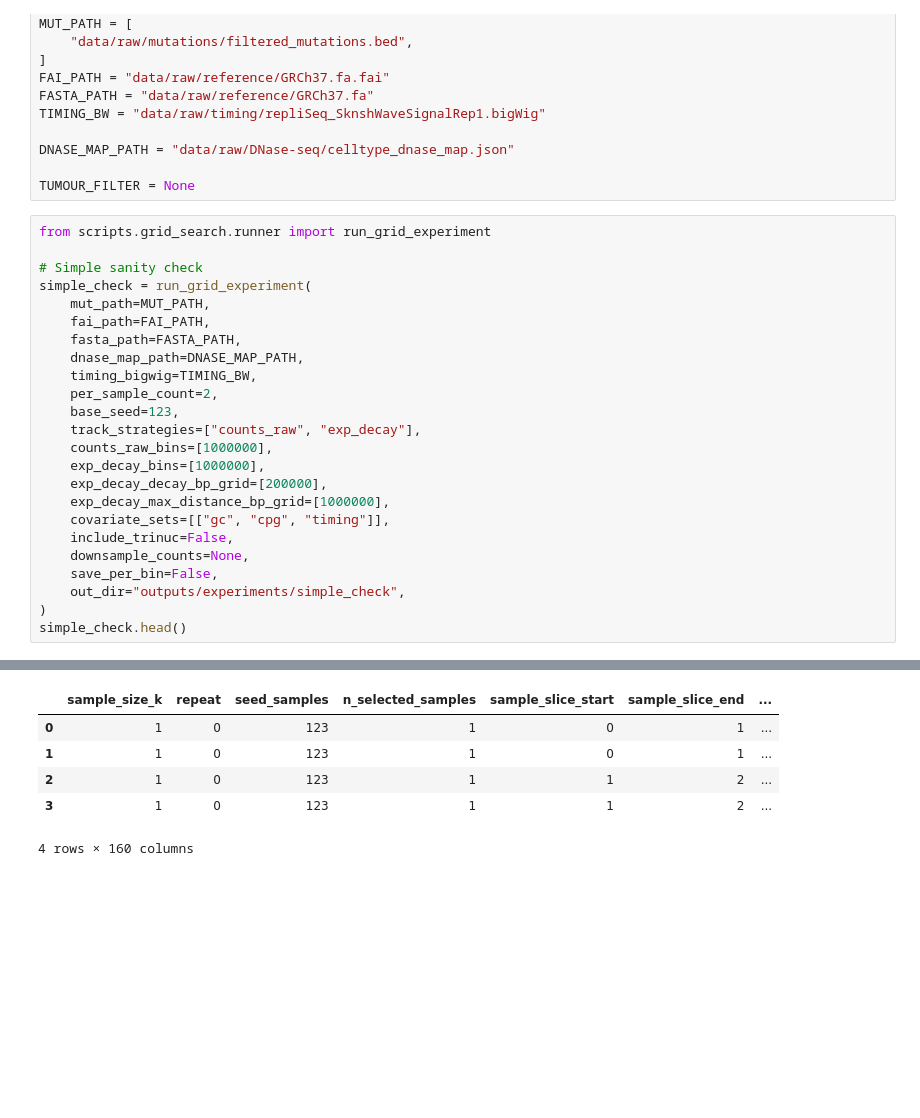
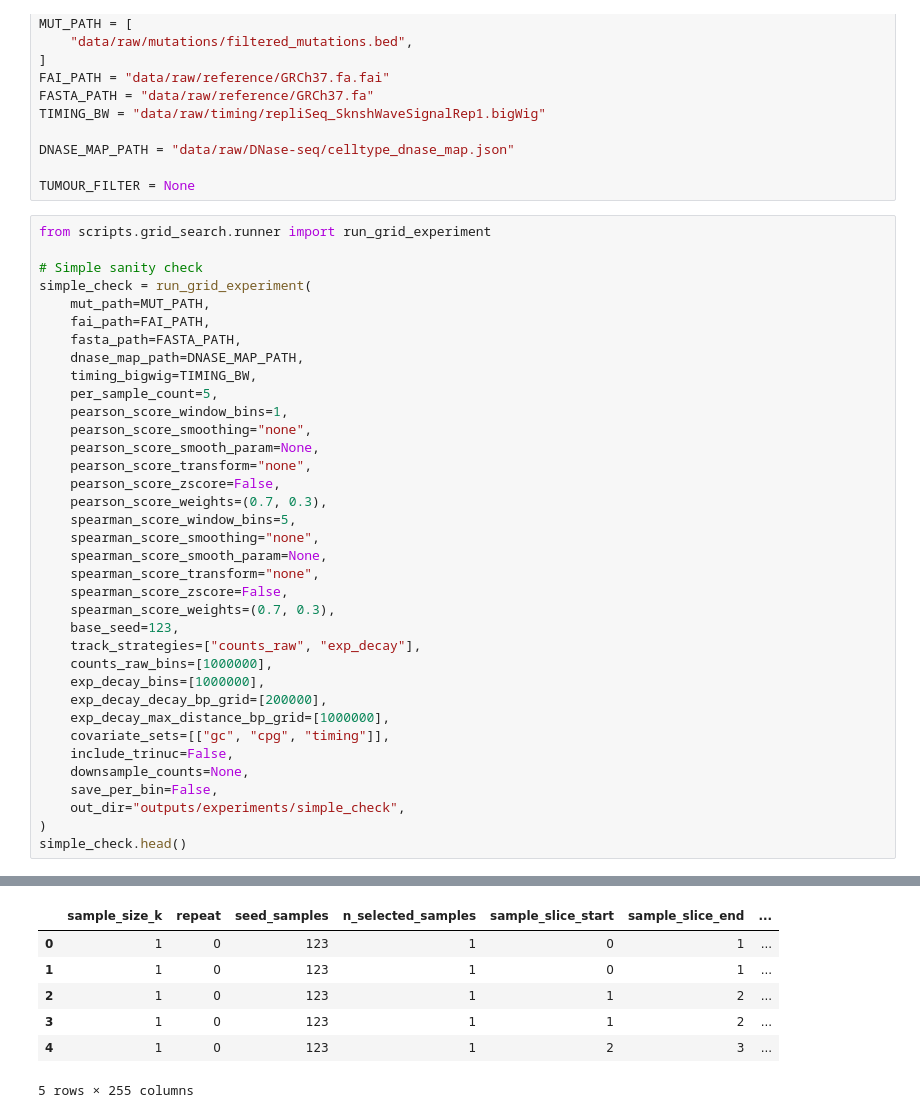
Before and after one commit to GalaxyShadesCat/mut-epi-origin, a Jupyter notebook: notebooks/03_grid_search.ipynb, the cells around one changed output, grey strips where cells are left out. Saved outputs shown, nothing was run; the diff lists cells and outputs as text; blank space fills up the shorter version.

Commit message:
Add Spearman local score

```diff
--- a/notebooks/03_grid_search.ipynb
+++ b/notebooks/03_grid_search.ipynb
@@ -27,7 +27,19 @@ simple_check = run_grid_experiment(
     fasta_path=FASTA_PATH,
     dnase_map_path=DNASE_MAP_PATH,
     timing_bigwig=TIMING_BW,
-    per_sample_count=2,
+    per_sample_count=5,
+    pearson_score_window_bins=1,
+    pearson_score_smoothing="none",
+    pearson_score_smooth_param=None,
+    pearson_score_transform="none",
+    pearson_score_zscore=False,
+    pearson_score_weights=(0.7, 0.3),
+    spearman_score_window_bins=5,
+    spearman_score_smoothing="none",
+    spearman_score_smooth_param=None,
+    spearman_score_transform="none",
+    spearman_score_zscore=False,
+    spearman_score_weights=(0.7, 0.3),
     base_seed=123,
     track_strategies=["counts_raw", "exp_decay"],
     counts_raw_bins=[1000000],
@@ -62,6 +74,7 @@ simple_check.head()
 |  | sample_size_k | repeat | seed_samples | n_selected_samples | sample_slice_start | sample_slice_end | ... |
 | 0 | 1 | 0 | 123 | 1 | 0 | 1 | ... |
 | 1 | 1 | 0 | 123 | 1 | 0 | 1 | ... |
 | 2 | 1 | 0 | 123 | 1 | 1 | 2 | ... |
 | 3 | 1 | 0 | 123 | 1 | 1 | 2 | ... |
+| 4 | 1 | 0 | 123 | 1 | 2 | 3 | ... |
-4 rows × 160 columns
+5 rows × 255 columns
```
Also changed, not shown: parts of 1 cell of this notebook, 9 other files.
